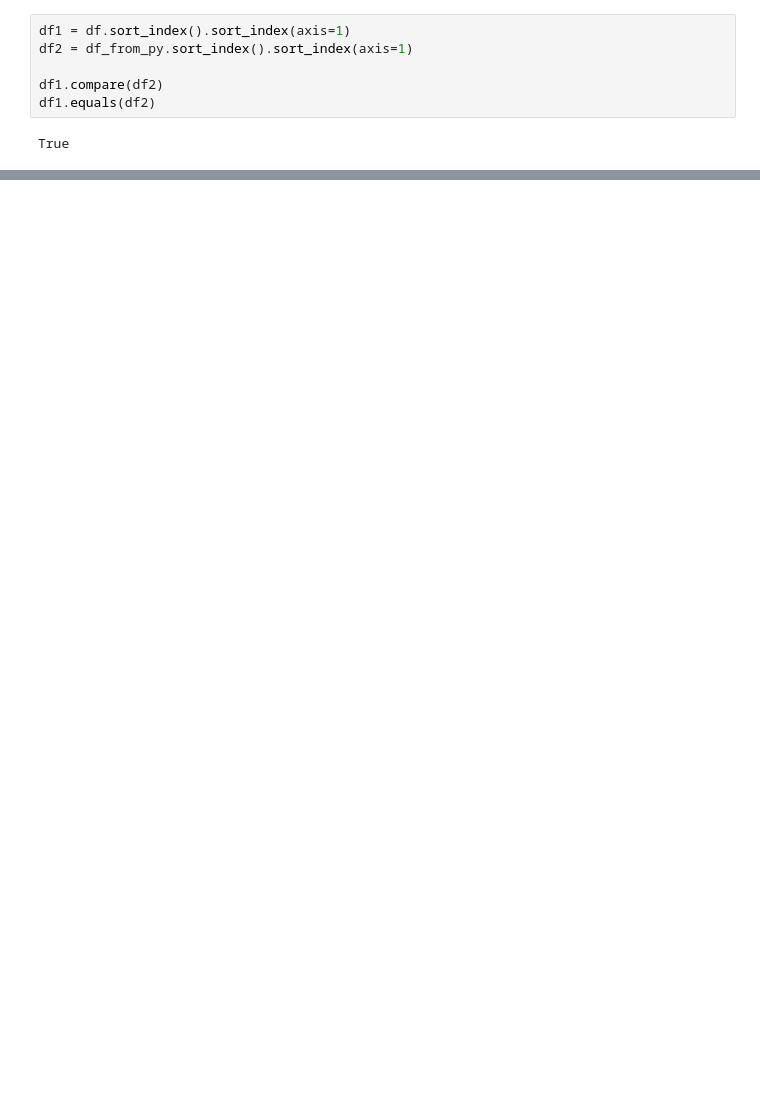
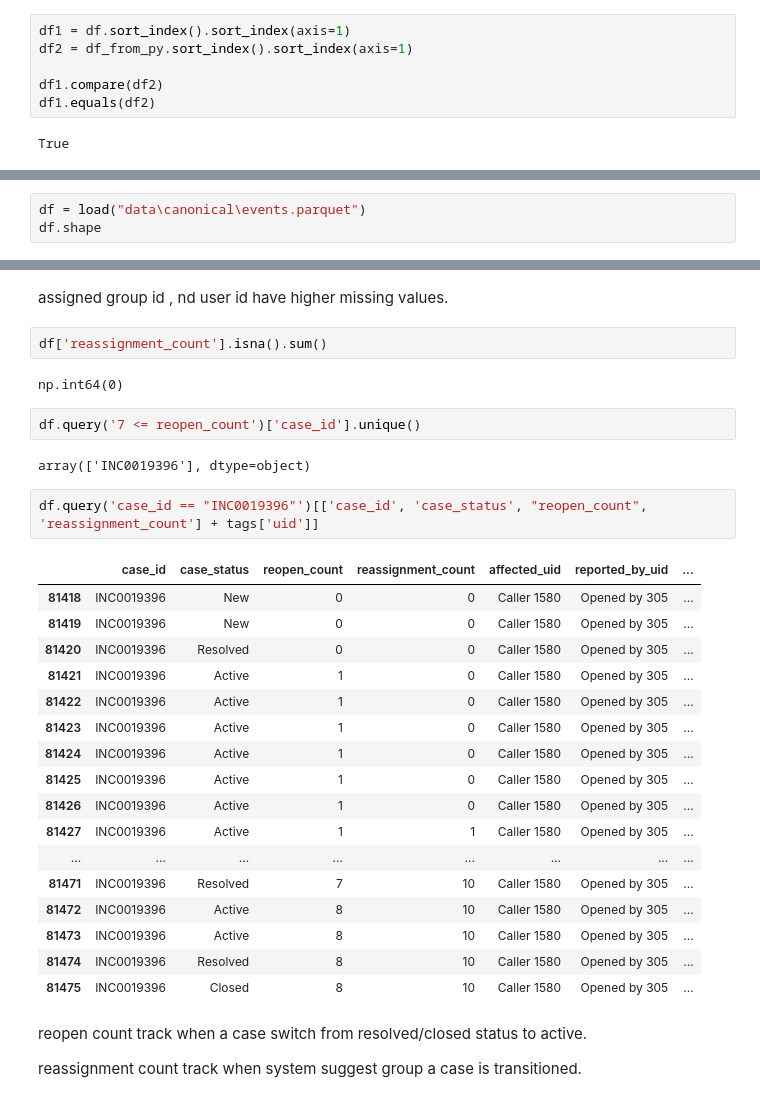
Before and after one commit to shashankgarewal/temporal-sequence-eventLog, a Jupyter notebook: notebooks/03_model_base_table.ipynb, the cells around one changed output, grey strips where cells are left out. Saved outputs shown, nothing was run; the diff lists cells and outputs as text; blank space fills up the shorter version.

```diff
--- a/notebooks/03_model_base_table.ipynb
+++ b/notebooks/03_model_base_table.ipynb
@@ -608,0 +567,3 @@ True
+# %%
+df = load("data\canonical\events.parquet")
+df.shape
@@ -608,0 +659,34 @@ True
+# %% [markdown]
+assigned group id , nd user id have higher missing values.
+# %%
+df['reassignment_count'].isna().sum()
+# %% [output]
+np.int64(0)
+# %%
+df.query('7 <= reopen_count')['case_id'].unique()
+# %% [output]
+array(['INC0019396'], dtype=object)
+# %%
+df.query('case_id == "INC0019396"')[['case_id', 'case_status', "reopen_count", 'reassignment_count'] + tags['uid']]
+# %% [output]
+|  | case_id | case_status | reopen_count | reassignment_count | affected_uid | reported_by_uid | ... |
+| 81418 | INC0019396 | New | 0 | 0 | Caller 1580 | Opened by 305 | ... |
+| 81419 | INC0019396 | New | 0 | 0 | Caller 1580 | Opened by 305 | ... |
+| 81420 | INC0019396 | Resolved | 0 | 0 | Caller 1580 | Opened by 305 | ... |
+| 81421 | INC0019396 | Active | 1 | 0 | Caller 1580 | Opened by 305 | ... |
+| 81422 | INC0019396 | Active | 1 | 0 | Caller 1580 | Opened by 305 | ... |
+| 81423 | INC0019396 | Active | 1 | 0 | Caller 1580 | Opened by 305 | ... |
+| 81424 | INC0019396 | Active | 1 | 0 | Caller 1580 | Opened by 305 | ... |
+| 81425 | INC0019396 | Active | 1 | 0 | Caller 1580 | Opened by 305 | ... |
+| 81426 | INC0019396 | Active | 1 | 0 | Caller 1580 | Opened by 305 | ... |
+| 81427 | INC0019396 | Active | 1 | 1 | Caller 1580 | Opened by 305 | ... |
+| ... | ... | ... | ... | ... | ... | ... | ... |
+| 81471 | INC0019396 | Resolved | 7 | 10 | Caller 1580 | Opened by 305 | ... |
+| 81472 | INC0019396 | Active | 8 | 10 | Caller 1580 | Opened by 305 | ... |
+| 81473 | INC0019396 | Active | 8 | 10 | Caller 1580 | Opened by 305 | ... |
+| 81474 | INC0019396 | Resolved | 8 | 10 | Caller 1580 | Opened by 305 | ... |
+| 81475 | INC0019396 | Closed | 8 | 10 | Caller 1580 | Opened by 305 | ... |
+# %% [markdown]
+reopen count track when a case switch from resolved/closed status to active.
+
+reassignment count track when system suggest group a case is transitioned.
```
Also changed, not shown: parts of 28 cells of this notebook, 1 other file.
